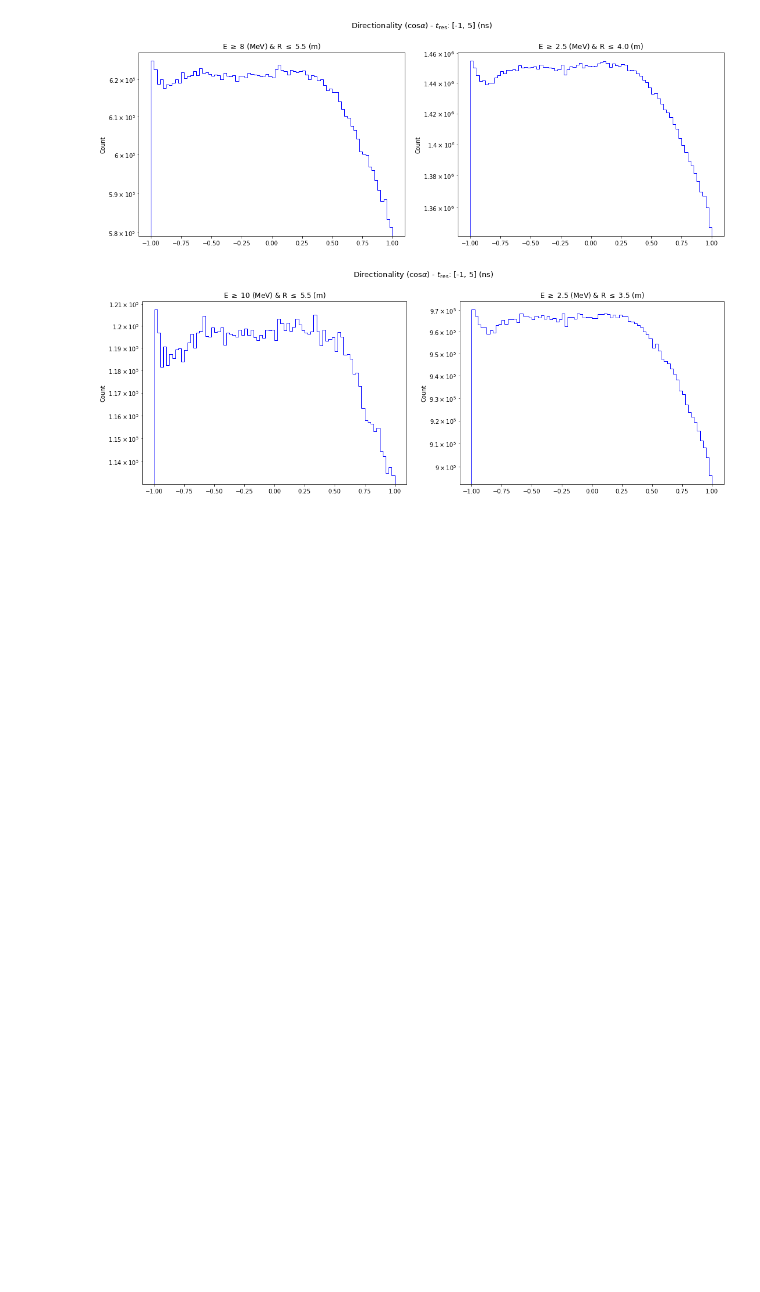
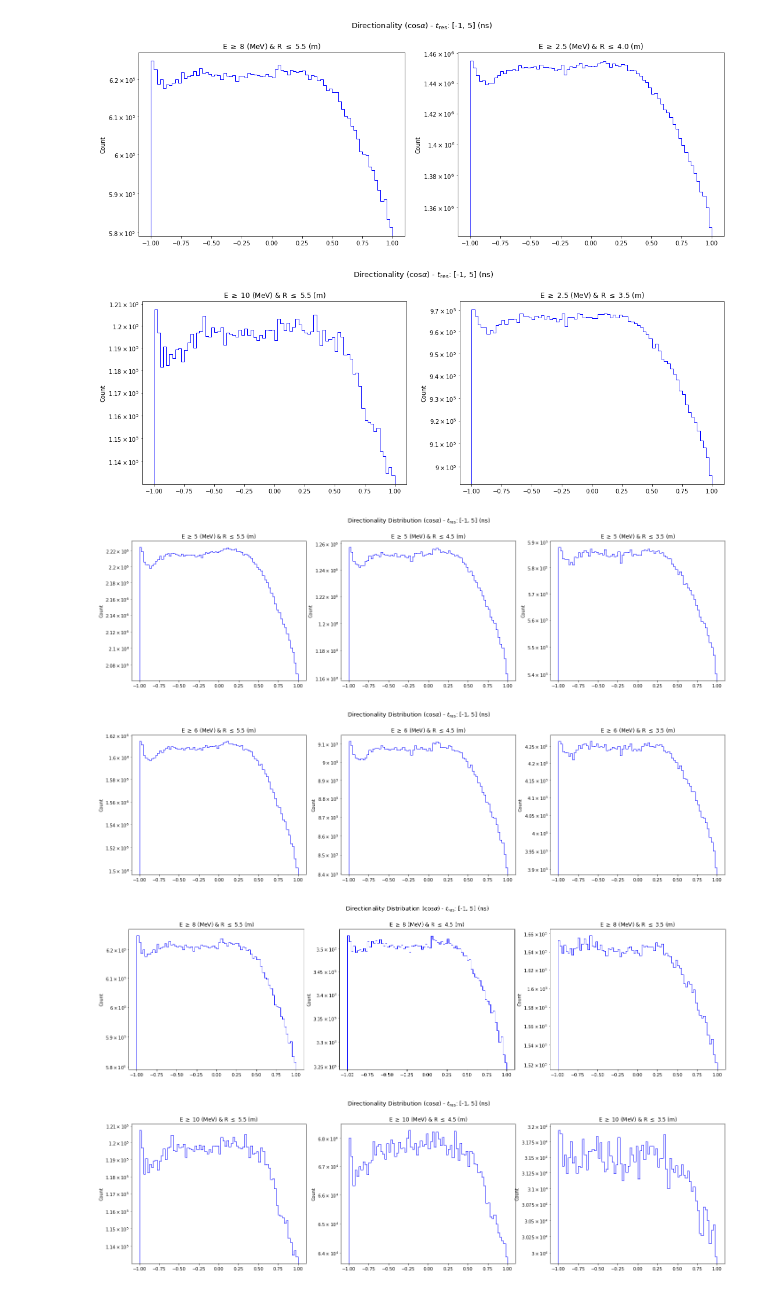
Before and after one commit to joankl/Solar-Neutrinos-Project, a Jupyter notebook: mc data analysis/bisMSB/directionality_distribution.ipynb, the cells around one changed output. Saved outputs shown, nothing was run; the diff lists cells and outputs as text; code cells hidden in the pictures; blank space fills up the shorter version.

```diff
--- a/mc data analysis/bisMSB/directionality_distribution.ipynb
+++ b/mc data analysis/bisMSB/directionality_distribution.ipynb
@@ -69,3 +69,35 @@ for Ecut_i, Rcut_i in zip(E_cuts, R_cut):
 [figure]
 [figure]
 [figure]
+# %%
+bins = 80
+# ------ Define Cuts ------
+E_cut_list = [5, 6, 8, 10]
+R_cut_list = [5500, 4500, 3500]
+
+for Ecut_i in E_cut_list:
+    en_cut_condition = (energy >= Ecut_i)
+
+    fig, axes = plt.subplots(1, len(R_cut_list), figsize=(24, 5.8))
+
+    for i_dx, Rcut_i in enumerate(R_cut_list):
+        posr_cut_condition = (posr <= Rcut_i)
+        cut_condition = en_cut_condition & posr_cut_condition
+
+        cos_alpha_cut = cos_alpha[cut_condition]
+
+        ax = axes[i_dx]
+
+        sn.histplot(cos_alpha_cut, ax = ax, bins = bins, alpha = 0, element = 'step', color = 'blue')
+
+        ax.set_title(fr'E $\geq$ {Ecut_i} (MeV) & R $\leq$ {Rcut_i*10**(-3)} (m)')
+        ax.set_yscale('log')
+
+    plt.suptitle(r'Directionality Distribution ($\cos\alpha$) - $t_{\mathrm{res}}$: [-1, 5] (ns)', fontsize = 13, y = 1.01)
+
+    plt.show()
+# %% [output]
+[figure, added]
+[figure, added]
+[figure, added]
+[figure, added]
```
